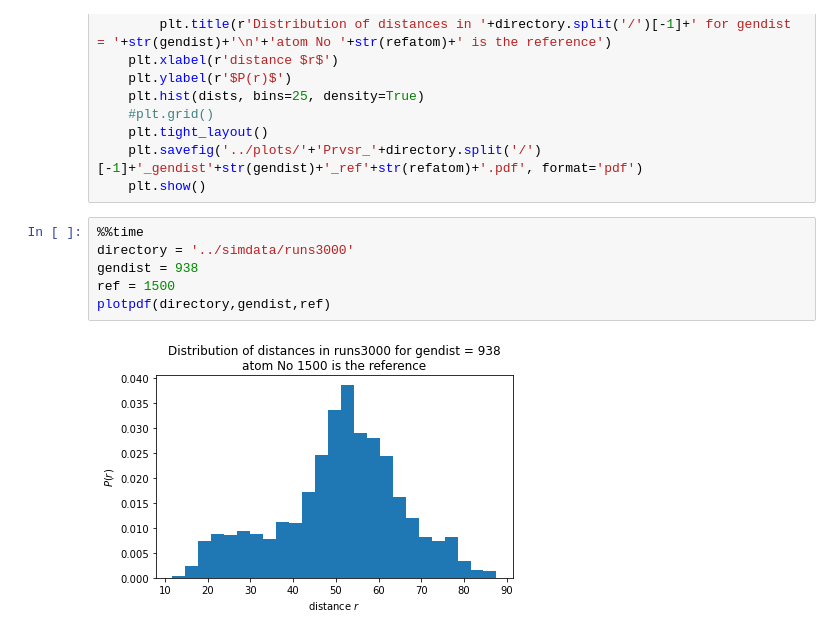
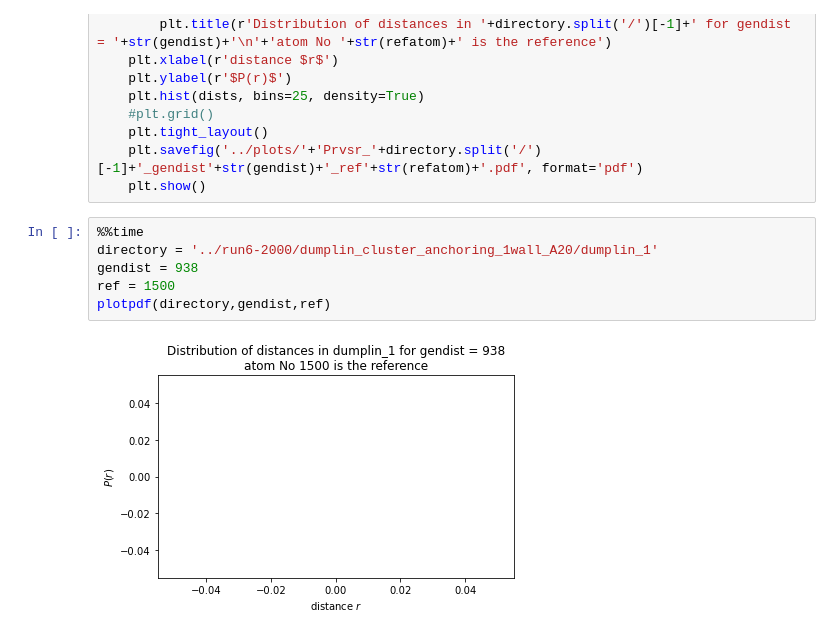
Before and after one commit to PHouzel/So-many-chromosomes, a Jupyter notebook: analysis/probability-density-function-r.ipynb, the cells around one changed output. Drawn from its saved outputs; the diff is of its cells as text.

Commit message:
Update of analysis r2 file, anchoring and walls code

```diff
--- a/analysis/probability-density-function-r.ipynb
+++ b/analysis/probability-density-function-r.ipynb
@@ -73,9 +73,9 @@ def plotpdf(directory,gendist,refatom=None):
     plt.show()
 # %%
 %%time
-directory = '../simdata/runs3000'
+directory = '../run6-2000/dumplin_cluster_anchoring_1wall_A20/dumplin_1'
 gendist = 938
 ref = 1500
 plotpdf(directory,gendist,ref)
 # %% [output]
-[figure, old version]
+[figure, new version]
```
Also changed, not shown: parts of 1 cell of this notebook, 3 other files.
